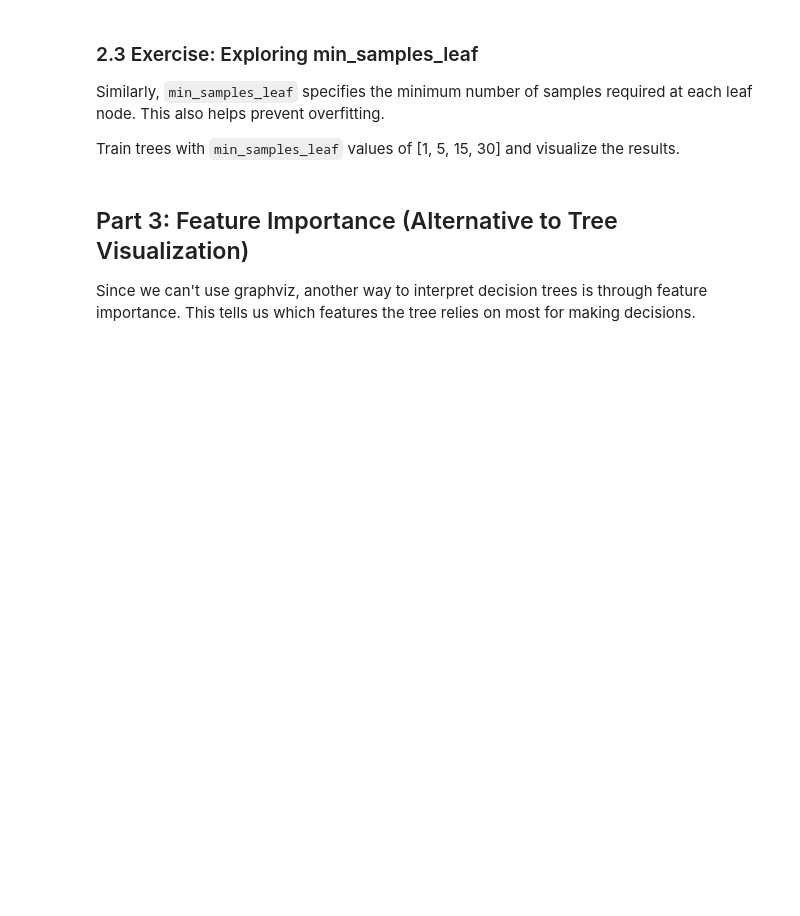
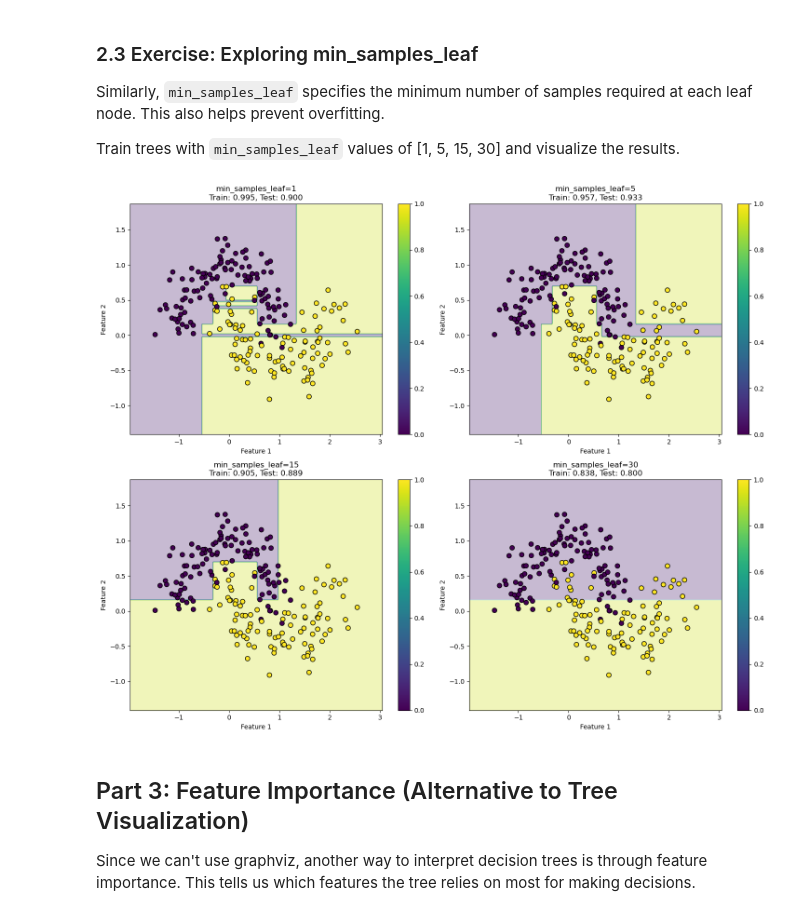
Before and after one commit to MatthewMcCarthy1/machine-learning-labs, a Jupyter notebook: Lab 5/Decision Trees Lab.ipynb, the cells around one changed output. Saved outputs shown, nothing was run; the diff lists cells and outputs as text; code cells hidden in the pictures; blank space fills up the shorter version.

```diff
--- a/Lab 5/Decision Trees Lab.ipynb
+++ b/Lab 5/Decision Trees Lab.ipynb
@@ -234,3 +236,28 @@ min_leafs = [1, 5, 15, 30]
+# %%
+# Your code here
+min_leafs = [1, 5, 15, 30]
+
+fig, axes = plt.subplots(2, 2, figsize=(15, 12))
+axes = axes.ravel()
+
+for i, min_leaf in enumerate(min_leafs):
+    # Create and train a decision tree with the current min_samples_leaf
+    # Use max_depth=10 to allow the tree to grow
+    tree_explore = DecisionTreeClassifier(max_depth=10, min_samples_leaf=min_leaf, random_state=42)
+
+    # Calculate train and test scores
+    tree_explore.fit(X_train, y_train)
+    train_score = tree_explore.score(X_train, y_train)
+    test_score = tree_explore.score(X_test, y_test)
+
+    # Plot the decision boundary
+    plot_decision_boundary(tree_explore, X_train, y_train,
+                          title=f"min_samples_leaf={min_leaf}\nTrain: {train_score:.3f}, Test: {test_score:.3f}",
+                          ax=axes[i])
+plt.tight_layout()
+plt.show()
+# %% [output]
+[figure, added]
 # %% [markdown]
 ## Part 3: Feature Importance (Alternative to Tree Visualization)
 
```
Also changed, not shown: parts of 5 cells of this notebook.
